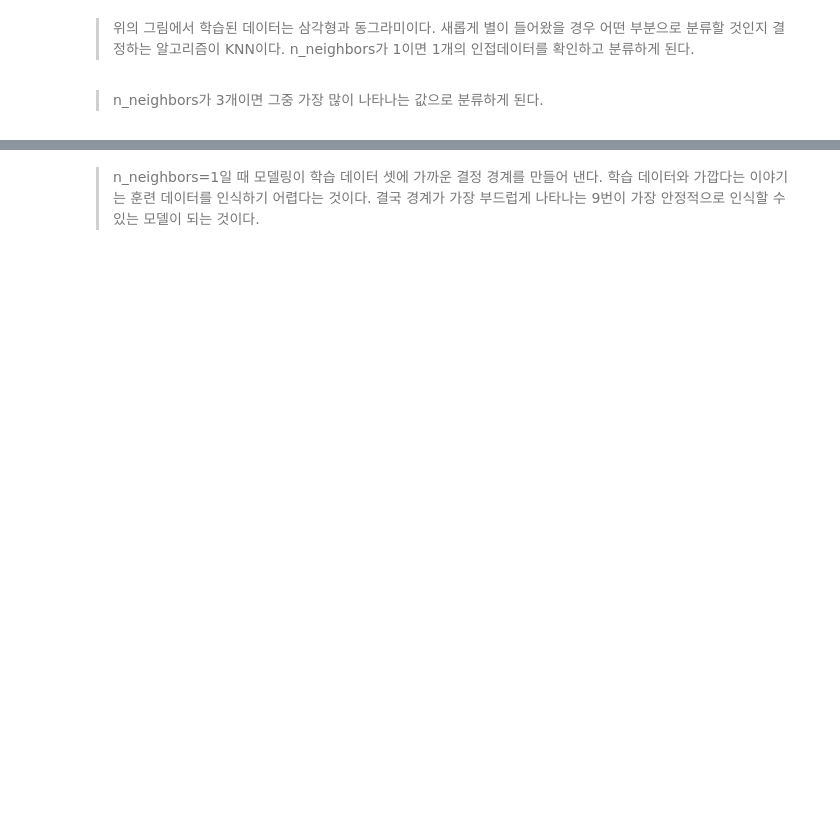
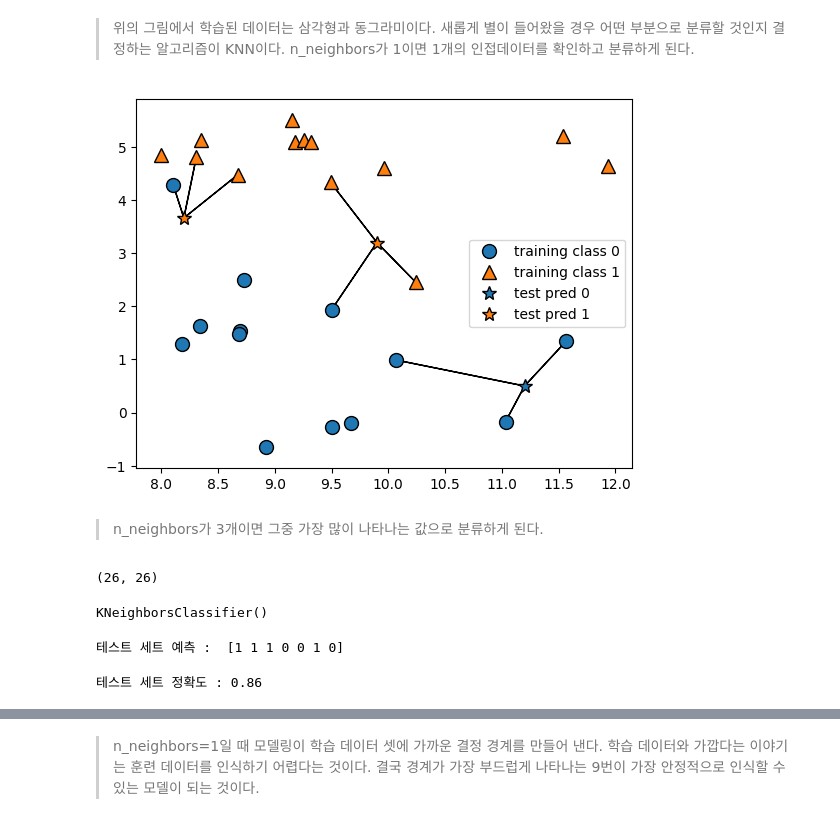
Before and after one commit to CG05/DB, a Jupyter notebook: 7. machine_learning/4. 분류/2. KNN/1. 이론.ipynb, the cells around one changed output, grey strips where cells are left out. Cells and saved outputs as stored; diff of their text form; code cells hidden in the pictures; blank space fills up the shorter version.

```diff
--- a/7. machine_learning/4. 분류/2. KNN/1. 이론.ipynb
+++ b/7. machine_learning/4. 분류/2. KNN/1. 이론.ipynb
@@ -14,4 +20,16 @@ pip install "C:/Users/<사용자명>/Downloads/mglearn-0.1.6.tar.gz"
 # %% [markdown]
 > 위의 그림에서 학습된 데이터는 삼각형과 동그라미이다. 새롭게 별이 들어왔을 경우 어떤 부분으로 분류할 것인지 결정하는 알고리즘이 KNN이다. n_neighbors가 1이면 1개의 인접데이터를 확인하고 분류하게 된다.
+# %%
+mglearn.plots.plot_knn_classification(n_neighbors=3)
+# %% [output]
+[figure, added]
 # %% [markdown]
 > n_neighbors가 3개이면 그중 가장 많이 나타나는 값으로 분류하게 된다.
+# %%
+from sklearn.model_selection import train_test_split
+
+X, y = mglearn.datasets.make_forge()
+
+len(X), len(y)
+# %% [output]
+(26, 26)
@@ -17,0 +38,15 @@ pip install "C:/Users/<사용자명>/Downloads/mglearn-0.1.6.tar.gz"
+# %%
+from sklearn.neighbors import KNeighborsClassifier
+
+knn_clf = KNeighborsClassifier()
+knn_clf.fit(X_train, y_train)
+# %% [output]
+KNeighborsClassifier()
+# %%
+print('테스트 세트 예측 : ', knn_clf.predict(X_test))
+# %% [output]
+테스트 세트 예측 :  [1 1 1 0 0 1 0]
+# %%
+print('테스트 세트 정확도 :', round(knn_clf.score(X_test, y_test),2))
+# %% [output]
+테스트 세트 정확도 : 0.86
```
Also changed, not shown: parts of 12 cells of this notebook, 14 other files.
